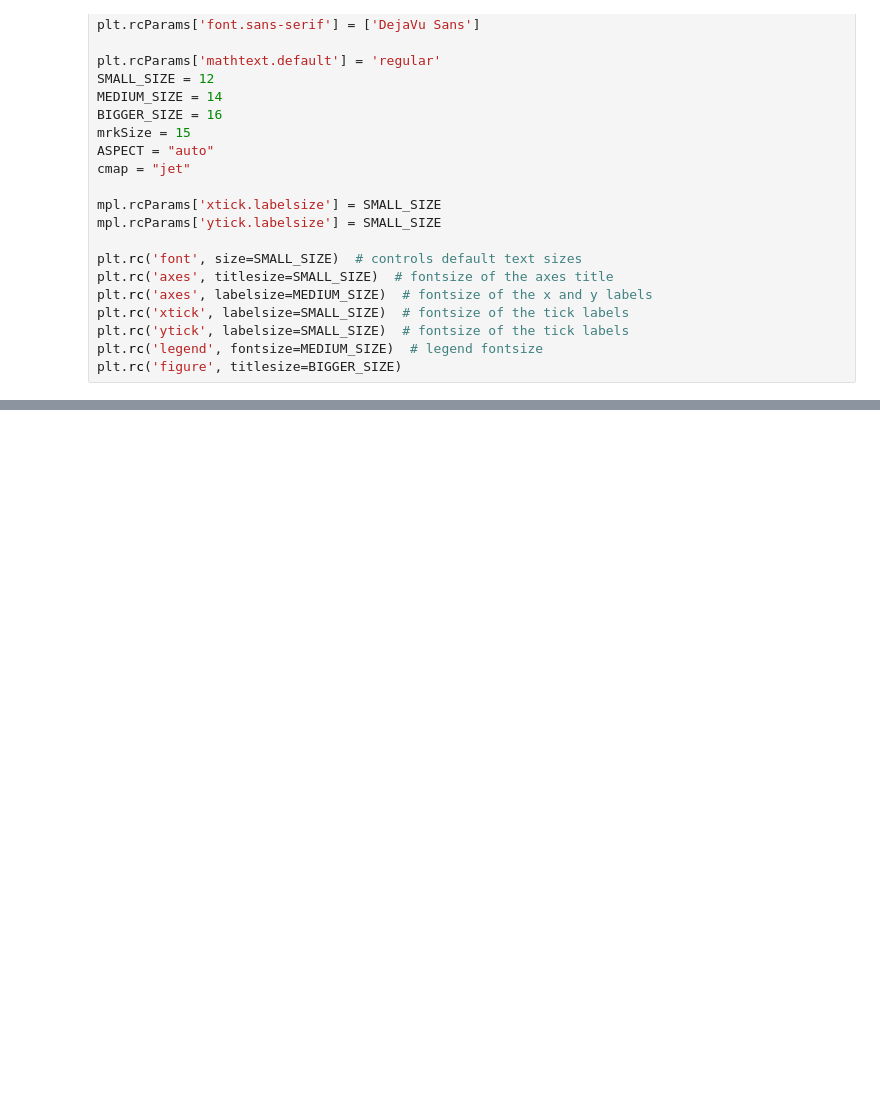
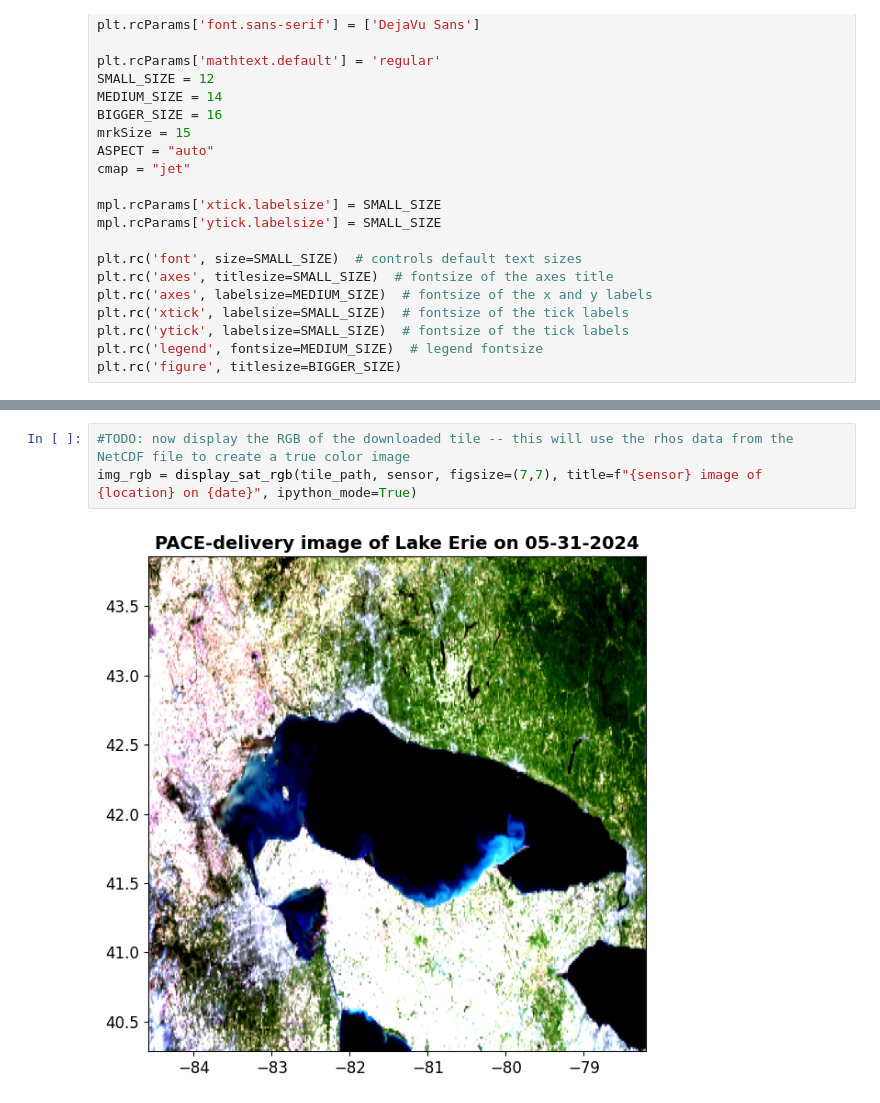
Before and after one commit to arunsaranath/aqv-tutorials, a Jupyter notebook: AQV_3_MDN_satelitte_mapping.ipynb, the cells around one changed output, grey strips where cells are left out. Saved outputs shown, nothing was run; the diff lists cells and outputs as text; blank space fills up the shorter version.

```diff
--- a/AQV_3_MDN_satelitte_mapping.ipynb
+++ b/AQV_3_MDN_satelitte_mapping.ipynb
@@ -378,0 +696,5 @@ slice(0, 1, None)
+# %%
+#TODO: now display the RGB of the downloaded tile -- this will use the rhos data from the NetCDF file to create a true color image
+img_rgb = display_sat_rgb(tile_path, sensor, figsize=(7,7), title=f"{sensor} image of {location} on {date}", ipython_mode=True)
+# %% [output]
+[figure, added]
```
Also changed, not shown: parts of 25 cells of this notebook, 2 other files.
